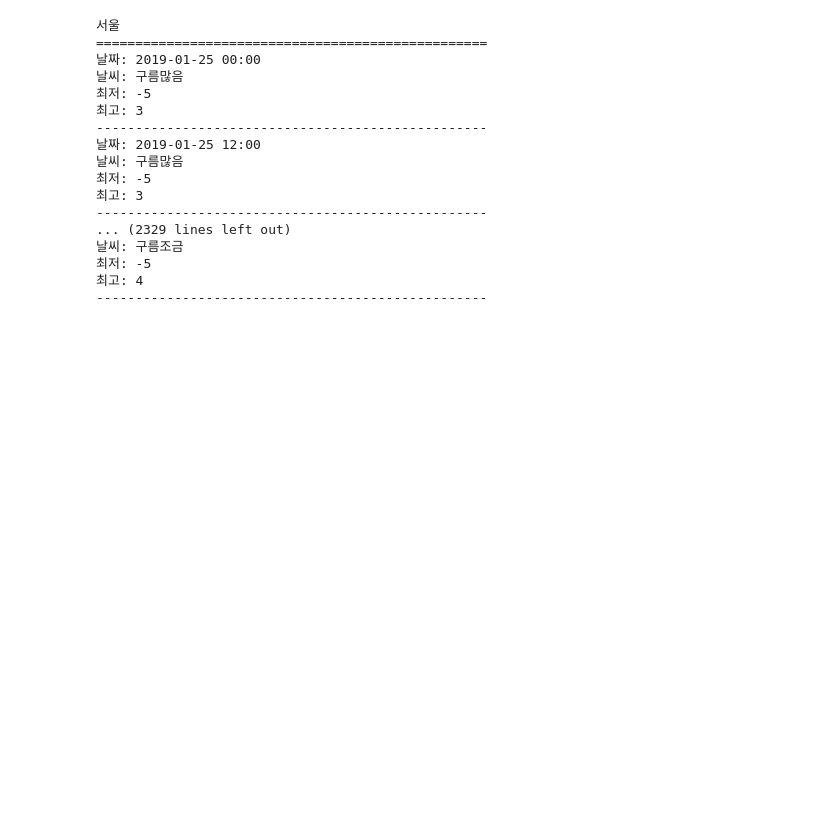
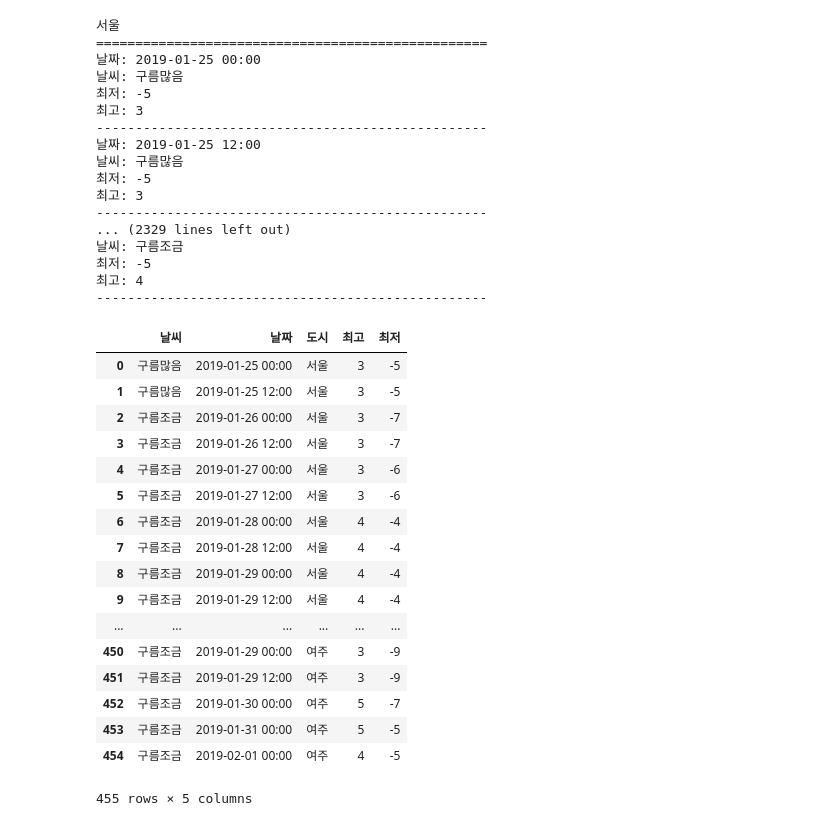
Before and after one commit to HyunKim24/multi_pandas_after, a Jupyter notebook: DataFrameTest14.ipynb, the cells around one changed output. Cells and saved outputs as stored; diff of their text form; code cells hidden in the pictures; blank space fills up the shorter version.

```diff
--- a/DataFrameTest14.ipynb
+++ b/DataFrameTest14.ipynb
@@ -37,0 +61,22 @@ for location in soup.select('location'):
+# %%
+df = pd.DataFrame(wData)
+df
+# %% [output]
+|  | 날씨 | 날짜 | 도시 | 최고 | 최저 |
+| 0 | 구름많음 | 2019-01-25 00:00 | 서울 | 3 | -5 |
+| 1 | 구름많음 | 2019-01-25 12:00 | 서울 | 3 | -5 |
+| 2 | 구름조금 | 2019-01-26 00:00 | 서울 | 3 | -7 |
+| 3 | 구름조금 | 2019-01-26 12:00 | 서울 | 3 | -7 |
+| 4 | 구름조금 | 2019-01-27 00:00 | 서울 | 3 | -6 |
+| 5 | 구름조금 | 2019-01-27 12:00 | 서울 | 3 | -6 |
+| 6 | 구름조금 | 2019-01-28 00:00 | 서울 | 4 | -4 |
+| 7 | 구름조금 | 2019-01-28 12:00 | 서울 | 4 | -4 |
+| 8 | 구름조금 | 2019-01-29 00:00 | 서울 | 4 | -4 |
+| 9 | 구름조금 | 2019-01-29 12:00 | 서울 | 4 | -4 |
+| ... | ... | ... | ... | ... | ... |
+| 450 | 구름조금 | 2019-01-29 00:00 | 여주 | 3 | -9 |
+| 451 | 구름조금 | 2019-01-29 12:00 | 여주 | 3 | -9 |
+| 452 | 구름조금 | 2019-01-30 00:00 | 여주 | 5 | -7 |
+| 453 | 구름조금 | 2019-01-31 00:00 | 여주 | 5 | -5 |
+| 454 | 구름조금 | 2019-02-01 00:00 | 여주 | 4 | -5 |
+455 rows × 5 columns
```
Also changed, not shown: parts of 13 cells of this notebook.
